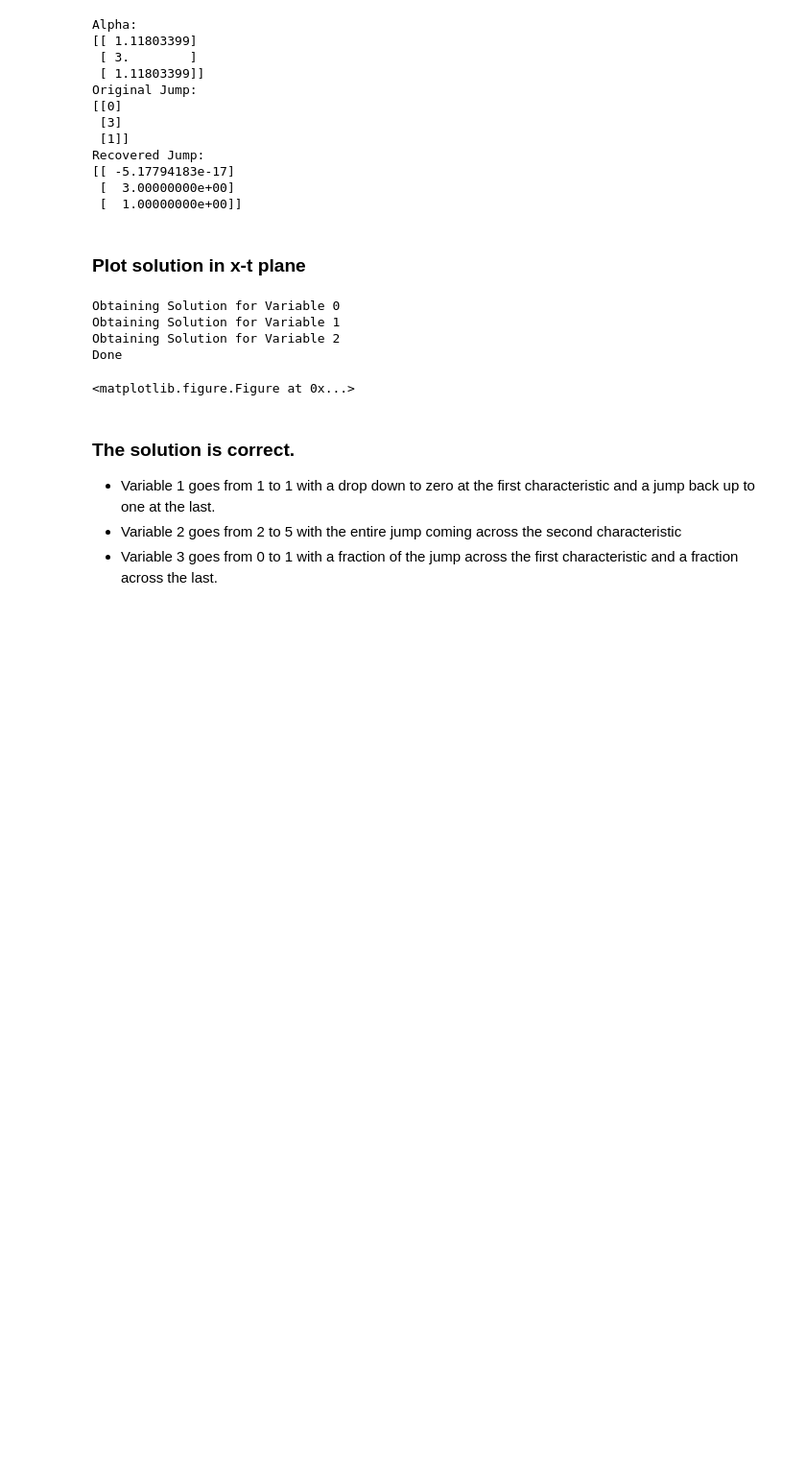
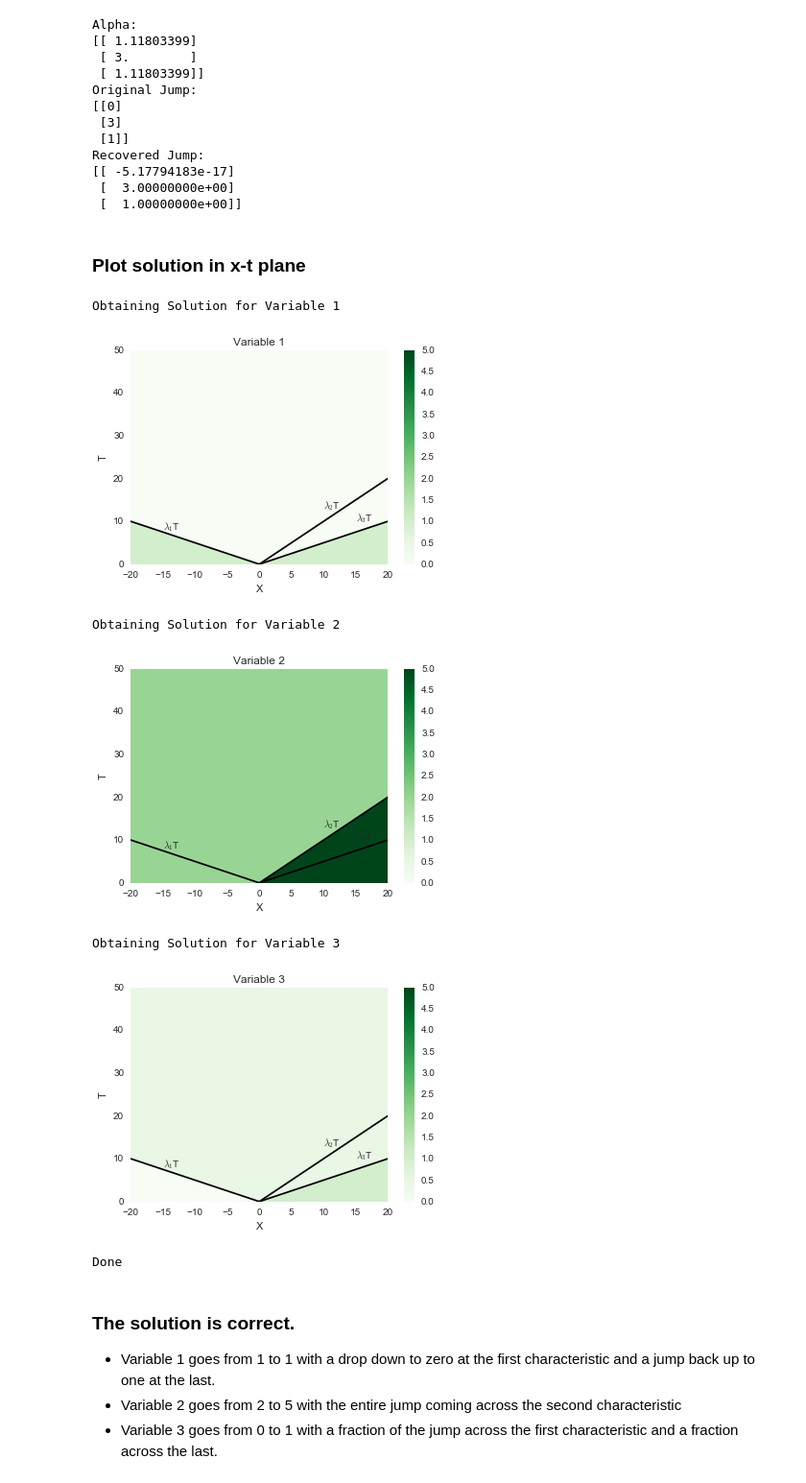
Before and after one commit to jakehanson/Hydrodynamics, a Jupyter notebook: RIEMANN/Riemann Problem.ipynb, the cells around one changed output. Shown: that part at 96% size. Drawn from its saved outputs; the diff is of its cells as text; code cells hidden in the pictures; blank space fills up the shorter version.

Commit message:
Riemann Solution

```diff
--- a/RIEMANN/Riemann Problem.ipynb
+++ b/RIEMANN/Riemann Problem.ipynb
@@ -73,41 +73,43 @@ def q(x,t,index):
     return q
 
 x_space = np.linspace(-20,20,501)
 t_space = np.linspace(0,50,251)
 
 
 # Get solution for each variable
 for variable_index in range(np.size(q_left)):
-    print 'Obtaining Solution for Variable',variable_index
+    print 'Obtaining Solution for Variable',variable_index+1
 
     solution = np.zeros((np.size(x_space),np.size(t_space)))
     for i in range(np.size(x_space)):
         for j in range(np.size(t_space)):
             solution[i][j] = q(x_space[i],t_space[j],variable_index)  # solution[col][row]
 
     ## Plot
     plt.pcolormesh(x_space,t_space,solution.T,cmap='Greens',vmin=0.,vmax=5.)
     plt.colorbar()
     for i in range(np.size(eigenvalues)):
         plt.plot(x_space,1./eigenvalues[i]*x_space,color='black')
     plt.ylim((0,np.max(t_space)))
     plt.xlim((np.min(x_space),np.max(x_space)))
     plt.title('Variable '+str(variable_index+1))
     plt.annotate(r'$\lambda_1$T',(-15,8))
     plt.annotate(r'$\lambda_2$T',(10,13))
     plt.annotate(r'$\lambda_3$T',(15,10))
     plt.xlabel('X')
     plt.ylabel('T')
-    plt.savefig('variable_'+str(variable_index)+'.pdf')
-    plt.clf()
-    #plt.show()
+    #plt.savefig('variable_'+str(variable_index)+'.pdf')
+    #plt.clf()
+    plt.show()
 print 'Done'
 # %% [output]
-Obtaining Solution for Variable 0
 Obtaining Solution for Variable 1
-Obtaining Solution for Variable 2
-Done
+[figure, added]
-<matplotlib.figure.Figure at 0x...>
+Obtaining Solution for Variable 2
+[figure, added]
+Obtaining Solution for Variable 3
+[figure, added]
+Done
 # %% [markdown]
 ### The solution is correct.
 - Variable 1 goes from 1 to 1 with a drop down to zero at the first characteristic and a jump back up to one at the last.
```
Also changed, not shown: parts of 1 cell of this notebook, 1 other file.
